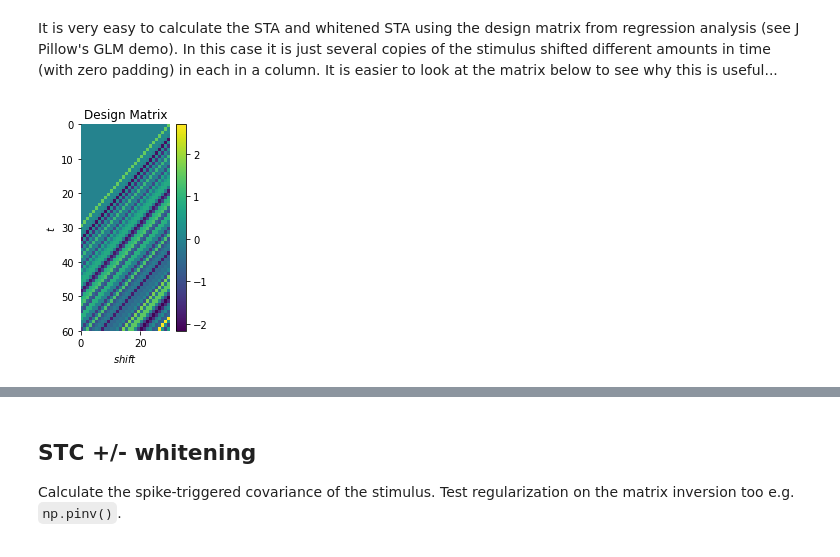
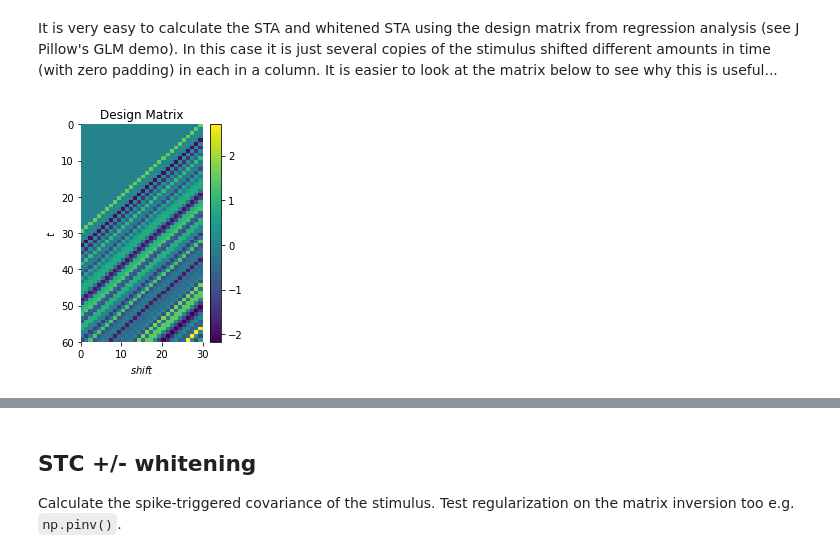
Before and after one commit to stephenholtz/neuro-examples, a Jupyter notebook: sta_stc_corr_noise_lnp_models.ipynb, the cells around one changed output, grey strips where cells are left out. Drawn from its saved outputs; the diff is of its cells as text; code cells hidden in the pictures.

```diff
--- a/sta_stc_corr_noise_lnp_models.ipynb
+++ b/sta_stc_corr_noise_lnp_models.ipynb
@@ -176,19 +180,16 @@ def make_design_mat(stim,nfilt):
 # %%
-d_mat_g = make_design_mat(stim_g,nfilt=nfilt)
-d_mat_c = make_design_mat(stim_c,nfilt=nfilt)
-
-plt.figure(figsize=(2,3.8))
-ax = plt.subplot(1, 1, 1);
+plt.figure(figsize=(6,4))
+ax = plt.subplot(1, 2, 1);
 pylab.pcolormesh(d_mat_g[0:nfilt*2,:]);
 pylab.colorbar();
 ax.invert_yaxis();
 ax.set_title('Design Matrix');
 ax.set_ylabel(r"$t$");
 ax.set_xlabel(r"$shift$");
-ax.spines["left"].set_visible(False)
-ax.spines["bottom"].set_visible(False)
+ax.spines["left"].set_visible(False);
+ax.spines["bottom"].set_visible(False);
 # %% [output]
-[figure, old version]
+[figure, new version]
 # %%
 # Calculate STA in one line!
 sta_g = np.dot(d_mat_g.T,spikes_g) / n_spikes_g
```
Also changed, not shown: parts of 22 cells of this notebook.
